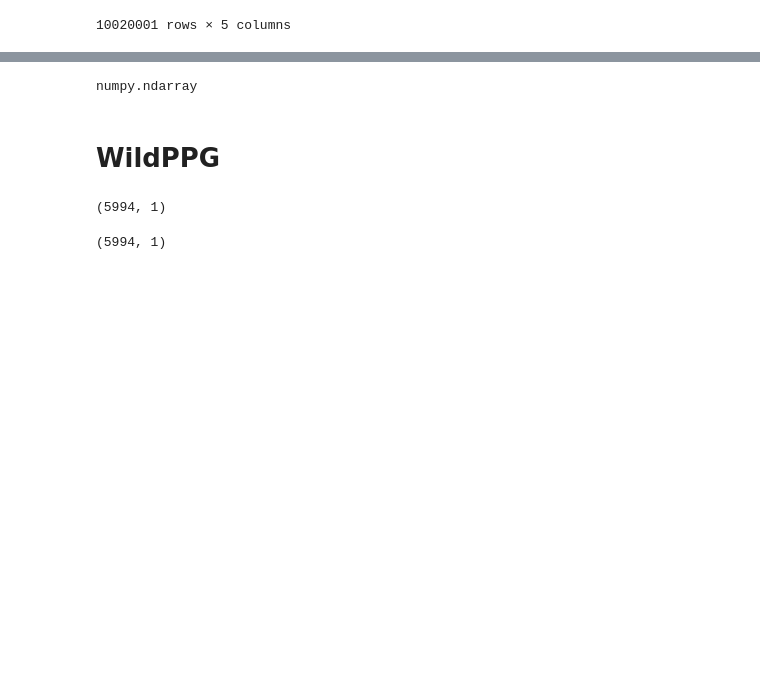
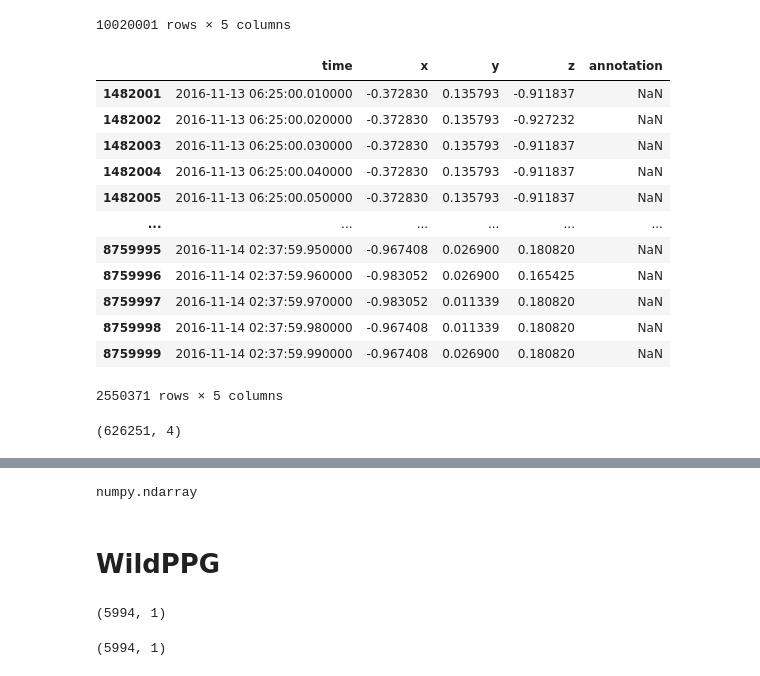
Before and after one commit to Taobyte/thesis, a Jupyter notebook: src/notebooks/dataset_exploration.ipynb, the cells around one changed output, grey strips where cells are left out. Drawn from its saved outputs; the diff is of its cells as text; code cells hidden in the pictures; blank space fills up the shorter version.

Commit message:
IEEE + capture24 preprocessing

```diff
--- a/src/notebooks/dataset_exploration.ipynb
+++ b/src/notebooks/dataset_exploration.ipynb
@@ -308,8 +313,8 @@ Test subjects:
 # %% [markdown]
 # Capture 24
 # %%
-datadir = "C:/Users/cleme/ETH/Master/Thesis/data/Capture24/capture24/"
-df = pd.read_csv(datadir + "P001.csv")
+datadir = "C:/Users/cleme/ETH/Master/Thesis/data/Capture24/capture24"
+df = pd.read_csv(datadir + "/P001.csv")
 df
 # %% [output]
 |  | time | x | y | z | annotation |
@@ -325,6 +330,32 @@ df
 | 10019999 | 2016-11-14 06:07:59.990000 | 0.049416 | -0.782285 | 0.565700 | 7030 sleeping;MET 0.95 |
 | 10020000 | 2016-11-14 06:08:00.000000 | 0.049416 | -0.782285 | 0.565700 | 7030 sleeping;MET 0.95 |
 10020001 rows × 5 columns
+# %%
+df = df.drop(["time"])
+df = df.iloc[::4]  # downsample by factor of 4 | 100Hz => 25Hz
+        df["annotation"] = df["annotation"].str.split().str[-1].astype(float)
+
+
+df[df['annotation'].isna()]
+# %% [output]
+|  | time | x | y | z | annotation |
+| 1482001 | 2016-11-13 06:25:00.010000 | -0.372830 | 0.135793 | -0.911837 | NaN |
+| 1482002 | 2016-11-13 06:25:00.020000 | -0.372830 | 0.135793 | -0.927232 | NaN |
+| 1482003 | 2016-11-13 06:25:00.030000 | -0.372830 | 0.135793 | -0.911837 | NaN |
+| 1482004 | 2016-11-13 06:25:00.040000 | -0.372830 | 0.135793 | -0.911837 | NaN |
+| 1482005 | 2016-11-13 06:25:00.050000 | -0.372830 | 0.135793 | -0.911837 | NaN |
+| ... | ... | ... | ... | ... | ... |
+| 8759995 | 2016-11-14 02:37:59.950000 | -0.967408 | 0.026900 | 0.180820 | NaN |
+| 8759996 | 2016-11-14 02:37:59.960000 | -0.983052 | 0.026900 | 0.165425 | NaN |
+| 8759997 | 2016-11-14 02:37:59.970000 | -0.983052 | 0.011339 | 0.180820 | NaN |
+| 8759998 | 2016-11-14 02:37:59.980000 | -0.967408 | 0.011339 | 0.180820 | NaN |
+| 8759999 | 2016-11-14 02:37:59.990000 | -0.967408 | 0.026900 | 0.180820 | NaN |
+2550371 rows × 5 columns
+# %%
+df = df.iloc[::4] # downsamples to 25Hz
+df.shape
+# %% [output]
+(626251, 4)
 # %%
 
 
```
Also changed, not shown: parts of 4 cells of this notebook, 2 other files.
